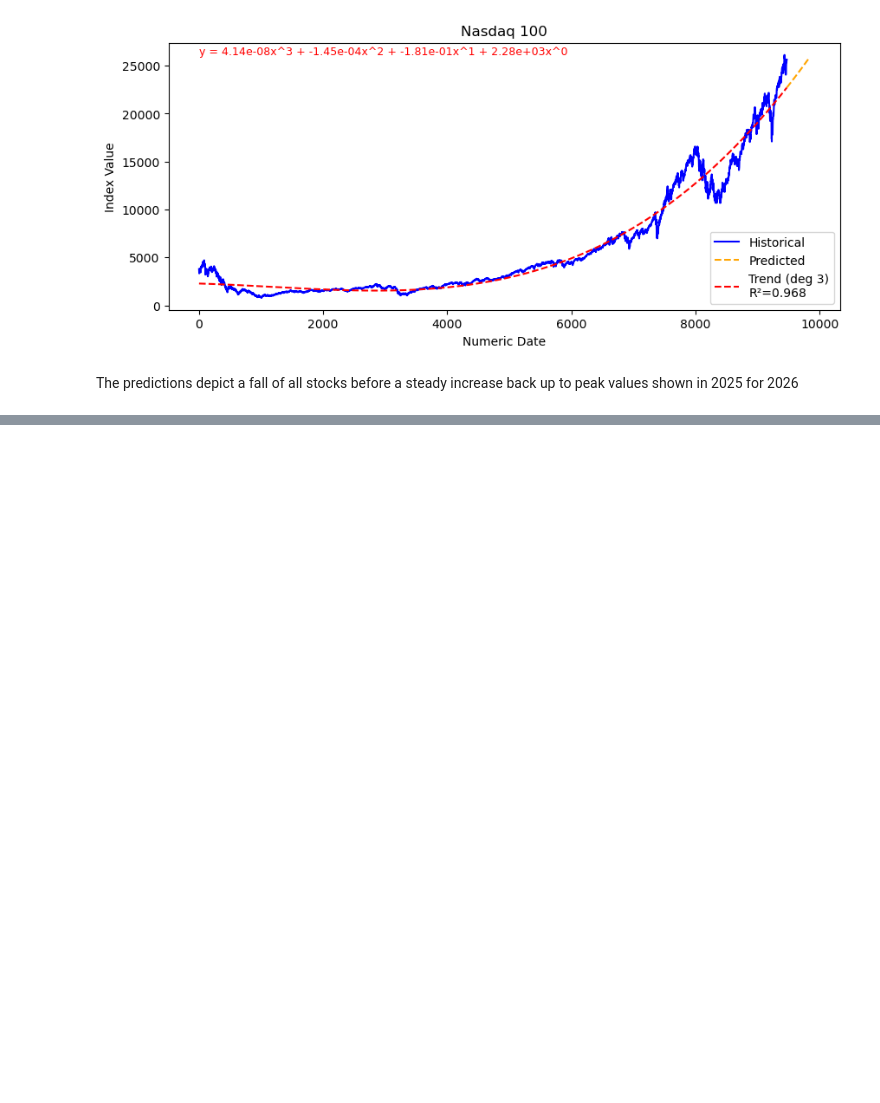
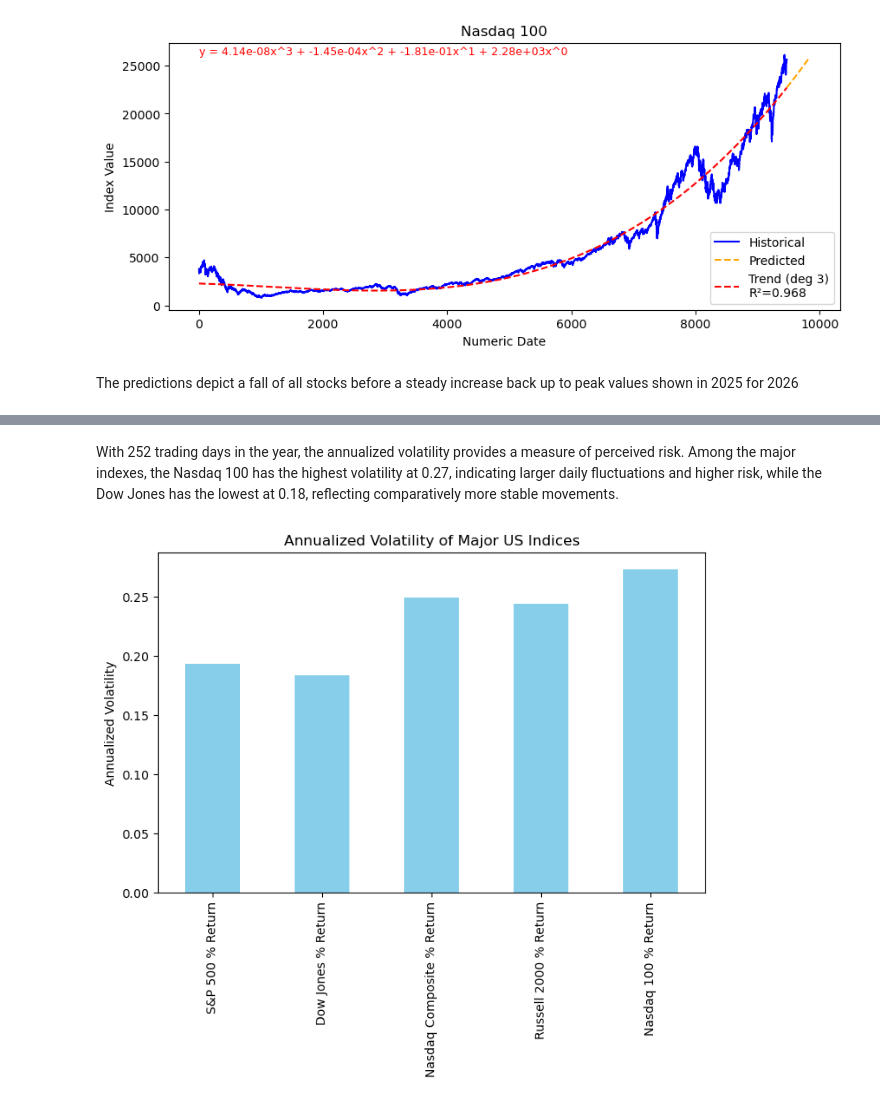
Before and after one commit to ewlemon/Stock-Project, a Jupyter notebook: Jupyter Project 1.ipynb, the cells around one changed output, grey strips where cells are left out. Drawn from its saved outputs; the diff is of its cells as text; code cells hidden in the pictures; blank space fills up the shorter version.

```diff
--- a/Jupyter Project 1.ipynb
+++ b/Jupyter Project 1.ipynb
@@ -354,0 +433,14 @@ Small-cap stocks (Russell 2000) provide slightly different behavior, which could
+# %%
+returns_cols = [
+    'S&P 500 % Return',
+    'Dow Jones % Return',
+    'Nasdaq Composite % Return',
+    'Russell 2000 % Return',
+    'Nasdaq 100 % Return'
+]
+
+returns = df[returns_cols]
+# %%
+volatility = returns.std() * np.sqrt(252)
+print("Annualized Volatility:")
+print(volatility)
@@ -354,0 +455,9 @@ Small-cap stocks (Russell 2000) provide slightly different behavior, which could
+# %% [markdown]
+With 252 trading days in the year, the annualized volatility provides a measure of perceived risk. Among the major indexes, the Nasdaq 100 has the highest volatility at 0.27, indicating larger daily fluctuations and higher risk, while the Dow Jones has the lowest at 0.18, reflecting comparatively more stable movements.
+# %%
+volatility.plot(kind='bar', figsize=(8,5), color='skyblue')
+plt.ylabel("Annualized Volatility")
+plt.title("Annualized Volatility of Major US Indices")
+plt.show()
+# %% [output]
+[figure, added]
```
Also changed, not shown: parts of 22 cells of this notebook.
